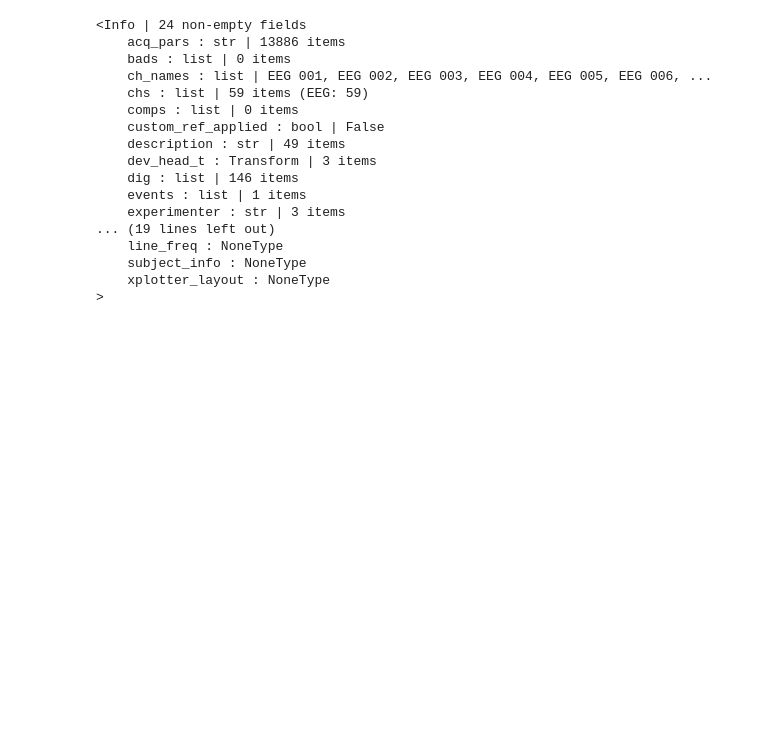
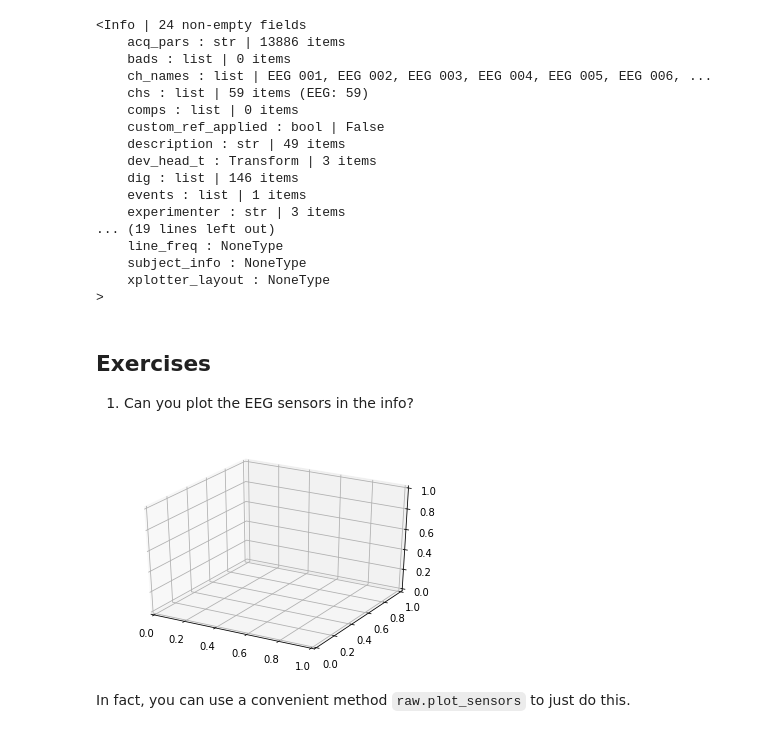
Before and after one commit to jasmainak/mne-workshop-brown, a Jupyter notebook: content/raw_to_evoked/info.ipynb, the cells around one changed output. Drawn from its saved outputs; the diff is of its cells as text; code cells hidden in the pictures; blank space fills up the shorter version.

```diff
--- a/content/raw_to_evoked/info.ipynb
+++ b/content/raw_to_evoked/info.ipynb
@@ -150,3 +150,21 @@ print(reduced_info)
     subject_info : NoneType
     xplotter_layout : NoneType
 >
+# %% [markdown]
+Exercises
+--------------
+
+1) Can you plot the EEG sensors in the info?
+# %%
+from mpl_toolkits.mplot3d import Axes3D
+
+fig = plt.figure()
+ax = fig.add_subplot(111, projection='3d')
+
+# your code here to compute x, y, z
+
+# ax.scatter(x, y, z)
+# %% [output]
+[figure, added]
+# %% [markdown]
+In fact, you can use a convenient method `raw.plot_sensors` to just do this.
```
Also changed, not shown: 2 other files.
